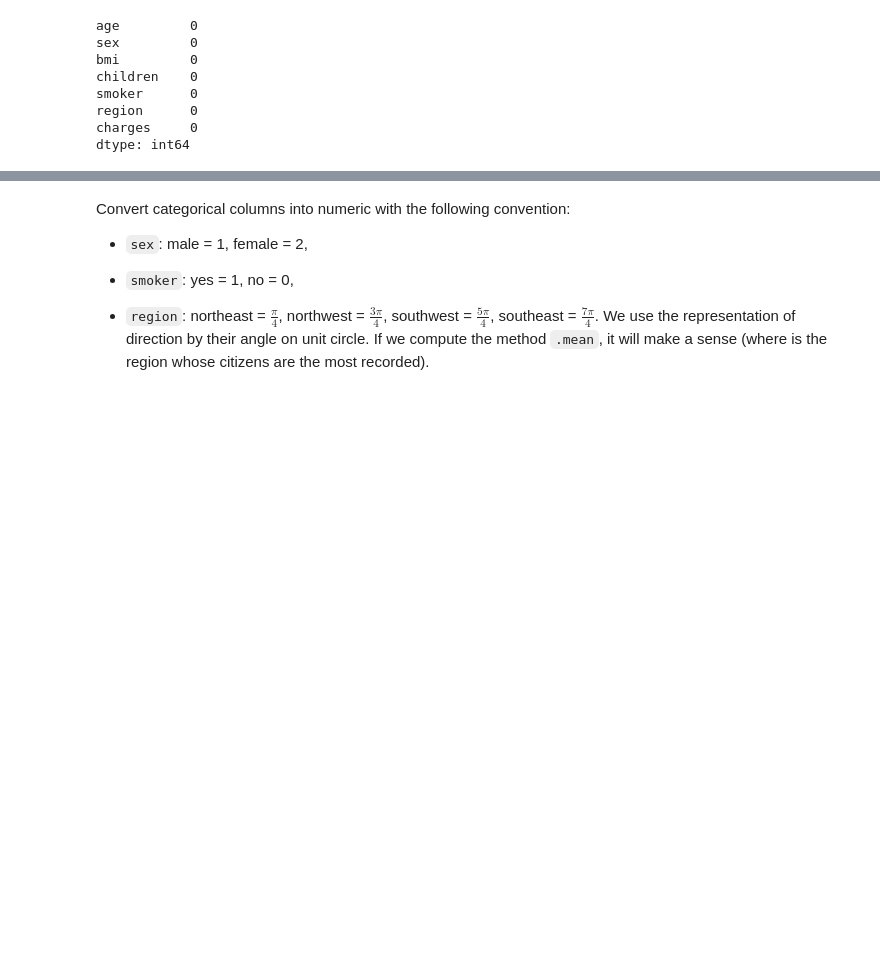
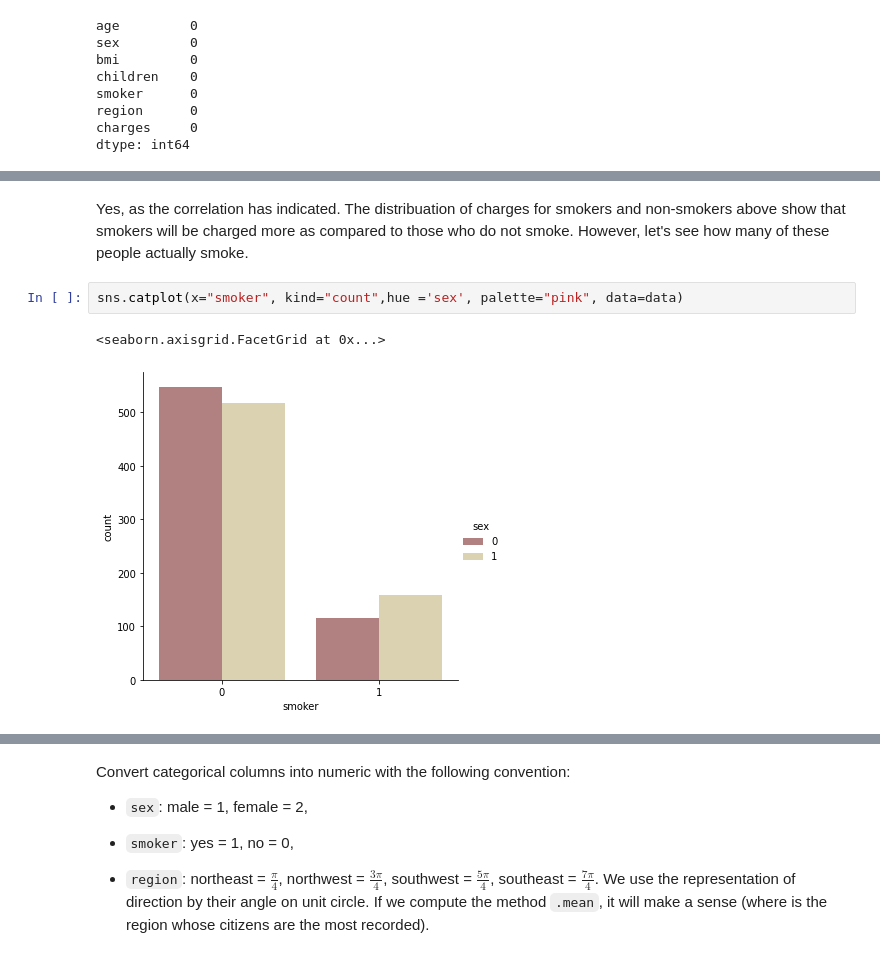
Before and after one commit to LugoBlogger/MLCC-Assignment-05, a Jupyter notebook: medical_cost_forecast.ipynb, the cells around one changed output, grey strips where cells are left out. Saved outputs shown, nothing was run; the diff lists cells and outputs as text; blank space fills up the shorter version.

```diff
--- a/medical_cost_forecast.ipynb
+++ b/medical_cost_forecast.ipynb
@@ -77,0 +162,7 @@ dtype: int64
+# %% [markdown]
+Yes, as the correlation has indicated. The distribuation of charges for smokers and non-smokers above show that smokers will be charged more as compared to those who do not smoke. However, let's see how many of these people actually smoke.
+# %%
+sns.catplot(x="smoker", kind="count",hue ='sex', palette="pink", data=data)
+# %% [output]
+<seaborn.axisgrid.FacetGrid at 0x...>
+[figure, added]
```
Also changed, not shown: parts of 30 cells of this notebook.
